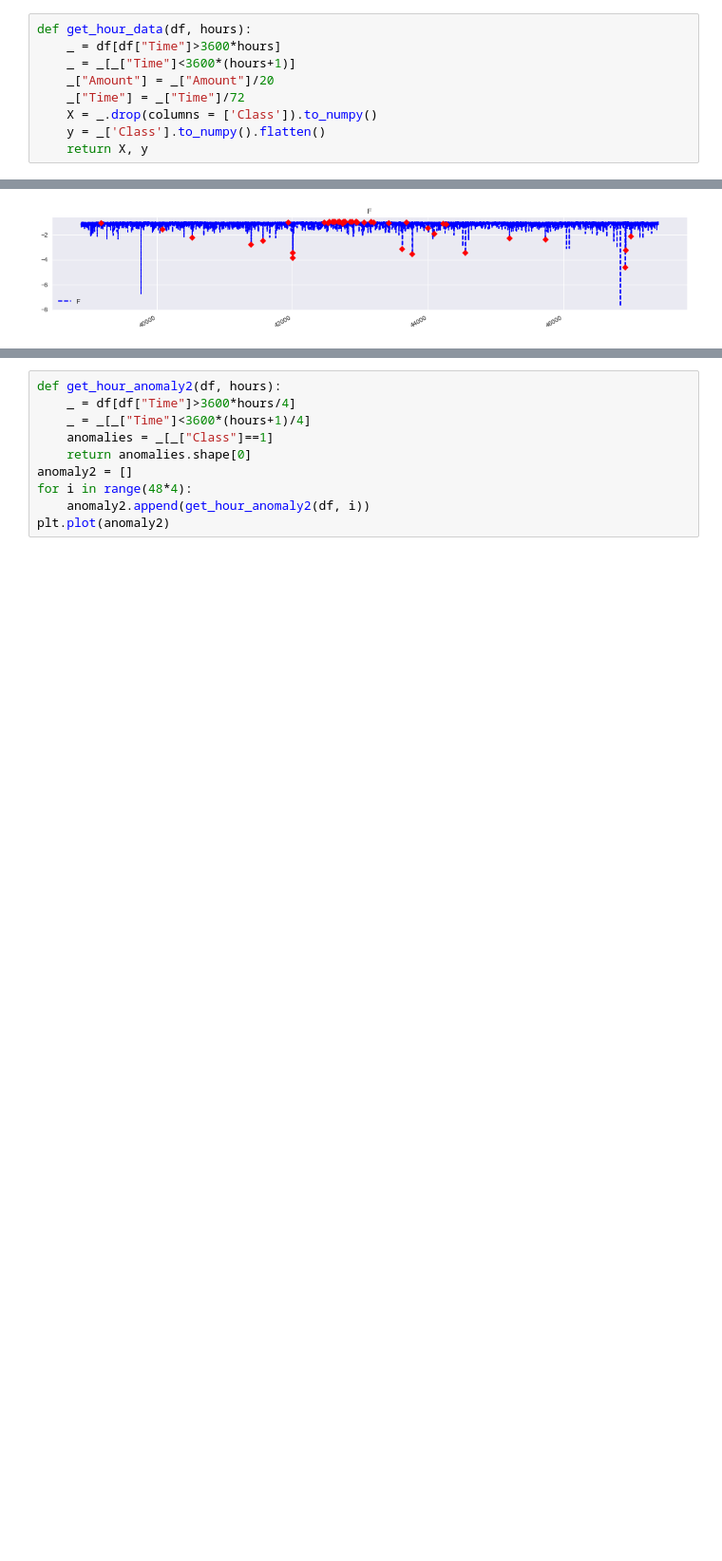
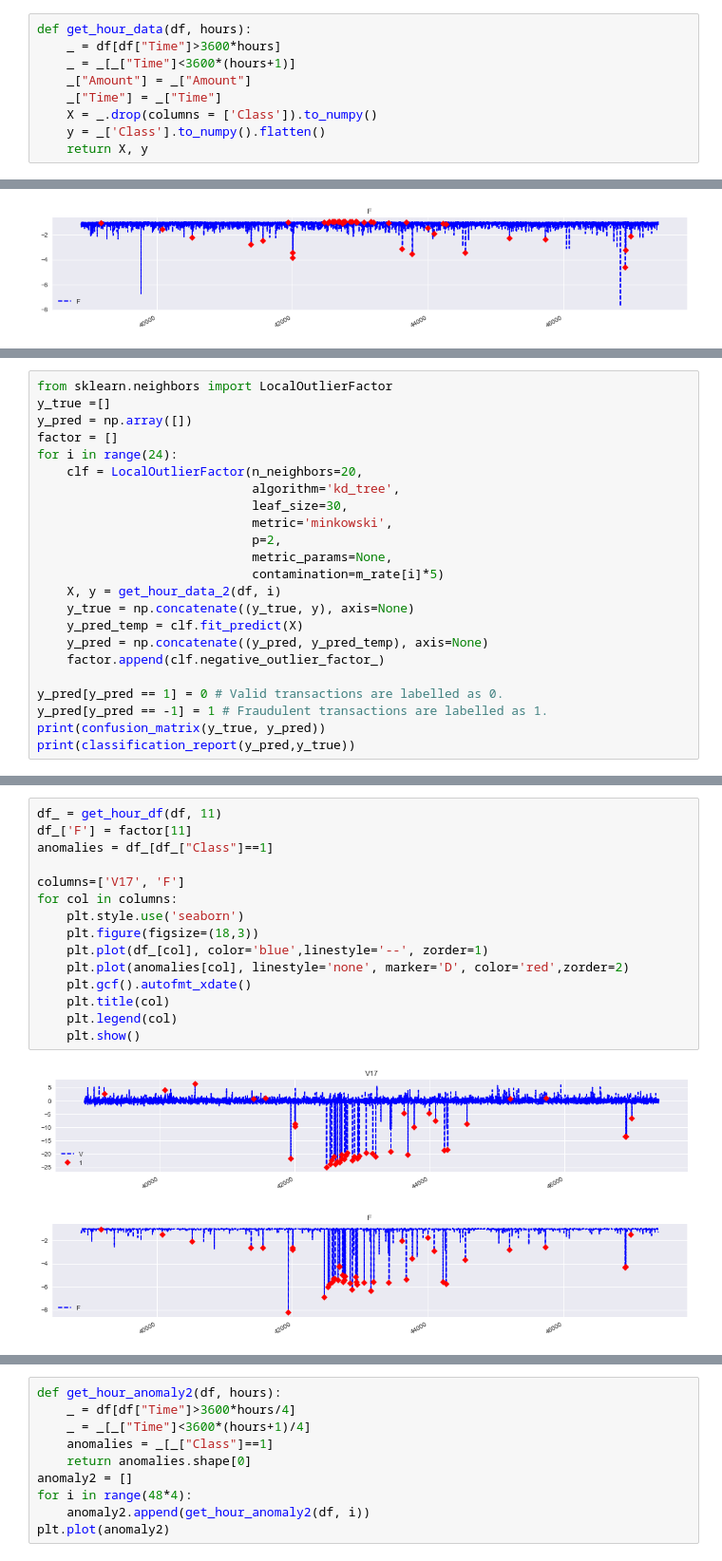
Before and after one commit to cuongmvn/CreditFraudDetection, a Jupyter notebook: notebooks/time-series-LocalOutlierFactor.ipynb, the cells around one changed output, grey strips where cells are left out. Shown at 95% size. Drawn from its saved outputs; the diff is of its cells as text; blank space fills up the shorter version.

```diff
--- a/notebooks/time-series-LocalOutlierFactor.ipynb
+++ b/notebooks/time-series-LocalOutlierFactor.ipynb
@@ -66,8 +68,8 @@ def get_hour_df(df, hours):
 def get_hour_data(df, hours):
     _ = df[df["Time"]>3600*hours]
     _ = _[_["Time"]<3600*(hours+1)]
-    _["Amount"] = _["Amount"]/20
-    _["Time"] = _["Time"]/72
+    _["Amount"] = _["Amount"]
+    _["Time"] = _["Time"]
     X = _.drop(columns = ['Class']).to_numpy()
     y = _['Class'].to_numpy().flatten()
     return X, y
@@ -158,0 +236,23 @@ df.describe()
+# %%
+from sklearn.neighbors import LocalOutlierFactor
+y_true =[]
+y_pred = np.array([])
+factor = []
+for i in range(24):
+    clf = LocalOutlierFactor(n_neighbors=20,
+                             algorithm='kd_tree',
+                             leaf_size=30,
+                             metric='minkowski',
+                             p=2,
+                             metric_params=None,
+                             contamination=m_rate[i]*5)
+    X, y = get_hour_data_2(df, i)
+    y_true = np.concatenate((y_true, y), axis=None)
+    y_pred_temp = clf.fit_predict(X)
+    y_pred = np.concatenate((y_pred, y_pred_temp), axis=None)
+    factor.append(clf.negative_outlier_factor_)
+
+y_pred[y_pred == 1] = 0 # Valid transactions are labelled as 0.
+y_pred[y_pred == -1] = 1 # Fraudulent transactions are labelled as 1.
+print(confusion_matrix(y_true, y_pred))
+print(classification_report(y_pred,y_true))
@@ -158,0 +270,18 @@ df.describe()
+# %%
+df_ = get_hour_df(df, 11)
+df_['F'] = factor[11]
+anomalies = df_[df_["Class"]==1]
+
+columns=['V17', 'F']
+for col in columns:
+    plt.style.use('seaborn')
+    plt.figure(figsize=(18,3))
+    plt.plot(df_[col], color='blue',linestyle='--', zorder=1)
+    plt.plot(anomalies[col], linestyle='none', marker='D', color='red',zorder=2)
+    plt.gcf().autofmt_xdate()
+    plt.title(col)
+    plt.legend(col)
+    plt.show()
+# %% [output]
+[figure, added]
+[figure, added]
```
Also changed, not shown: parts of 30 cells of this notebook.
